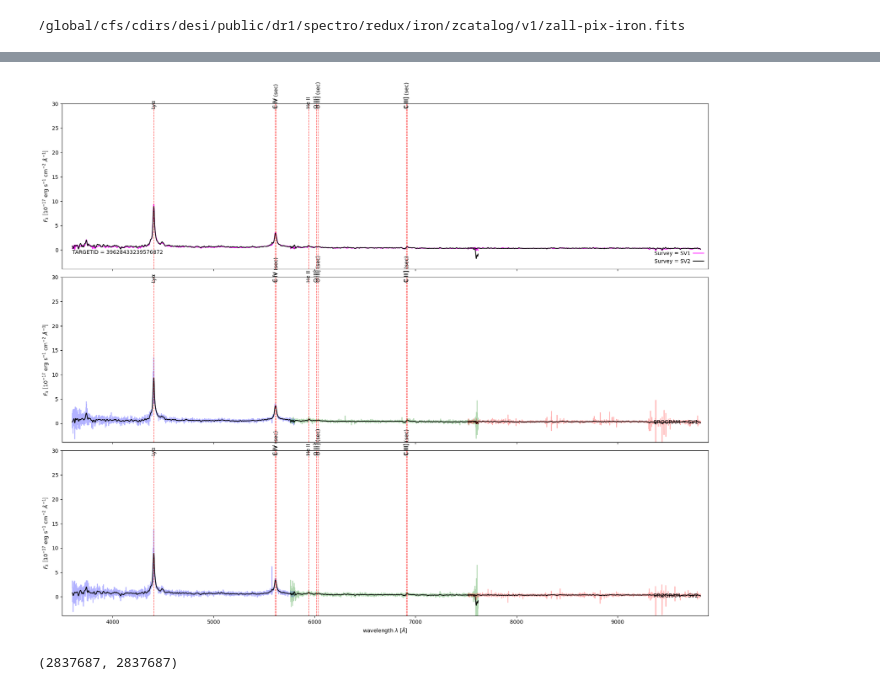
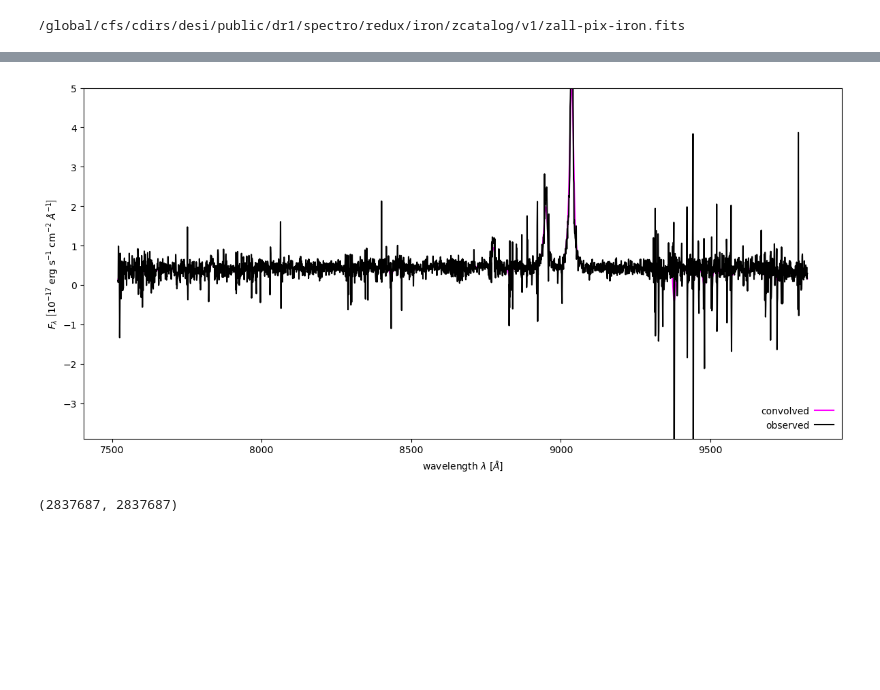
Before and after one commit to emcarthur123/QSO-Project-Kit, a Jupyter notebook: DESI_Iron_Quicklook.ipynb, the cells around one changed output, grey strips where cells are left out. Saved outputs shown, nothing was run; the diff lists cells and outputs as text; code cells hidden in the pictures; blank space fills up the shorter version.

```diff
--- a/DESI_Iron_Quicklook.ipynb
+++ b/DESI_Iron_Quicklook.ipynb
@@ -75,4 +57,3 @@ is_elg = (desi_target & elg_tgtmask != 0) | (zpix_cat["SV1_DESI_TARGET"] & elg_t
 # %%
-import numpy as np
-n_elg  = np.count_nonzero(is_elg)
-print(n_elg)
+n_qso  = np.count_nonzero(is_qso)
+#print(n_qso) #prints the number of qsos in the sample
@@ -81,2 +66,2 @@ print(n_elg)
 # %%
-selected_data = zpix_cat[is_elg & (zpix_cat['Z'] >= 2) & (zpix_cat['SPECTYPE'] == 'GALAXY')]
+selected_data = zpix_cat[n_qso & (zpix_cat['SPECTYPE'] == 'QSO')]
@@ -102,6 +70,4 @@ Row index=286649
 # %%
-import desispec.io
-
 def get_spec_data(tid, survey=None, program=None):
     #-- the index of the specific target can be uniquely determined with the combination of TARGETID, SURVEY, and PROGRAM
     idx = np.where( (selected_data["TARGETID"]==tid) & (selected_data["SURVEY"]==survey) & (selected_data["PROGRAM"]==program) )[0][0]
@@ -112,7 +78,7 @@ def get_spec_data(tid, survey=None, program=None):
     if "sv" in survey:
         specprod = "iron"
 
-    specprod_dir = f"/global/cfs/cdirs/desi/spectro/redux/{specprod}"
+    specprod_dir = f"/global/cfs/cdirs/desi/spectro/redux/iron"
     target_dir   = f"{specprod_dir}/healpix/{survey}/{program}/{hpx[idx][:-2]}/{hpx[idx]}"
     coadd_fname  = f"coadd-{survey}-{program}-{hpx[idx]}.fits"
 
@@ -126,9 +92,5 @@ def get_spec_data(tid, survey=None, program=None):
 
     return coadd_spec
 # %%
-spec_dark = get_spec_data(39628433239576872, 'sv3', 'dark')
-
-#-- get the BRIGHT TIME spectrum
-spec_bright = get_spec_data(39628433239576872, survey="sv1", program="dark")
-tid = 39628433239576872
+spec_dark = get_spec_data(selected_data["TARGETID"][10], str(selected_data["SURVEY"][10]), str(selected_data["PROGRAM"][10]))
 # %% [output]
@@ -137,67 +98,44 @@ INFO:spectra.py:391:read_spectra: iotime 0.894 sec to read coadd-sv1-dark-28151.
 # %%
+from astropy.convolution import convolve, Gaussian1DKernel
+
 # Define rest-frame wavelengths of common emission lines (in Angstroms)
 emission_lines = {
     "Lyα": 1215.67,        # Lyman-alpha
     "C IV": 1548.20,       # Carbon IV doublet (primary)
     "C IV (sec)": 1550.77, # Carbon IV doublet (secondary)
     "He II": 1640.42,      # Helium II
     "O III]": 1660.81,     # Oxygen [O III]
     "O III] (sec)": 1666.15,
     "C III]": 1906.68,     # Carbon [C III] doublet (primary)
     "C III] (sec)": 1908.73, # Carbon [C III] doublet (secondary)
 }
 
 
 # Redshift factor
-z = 2.6238780501924004
+z = selected_data["Z"][10]
 
 # Redshifted wavelengths
 redshifted_lines = {name: rest * (1 + z) for name, rest in emission_lines.items()}
 
 #-- plot the spectra
-fig, axes = plt.subplots(3, 1, figsize=(18, 15), sharex=True, sharey=True)
+fig, axes = plt.subplots(1, 1, figsize=(12, 6), sharex=True, sharey=True)
 
-for ax in axes:
-    ax.set_xlim(3500, 9900)
-    ax.set_ylim(-3.9, 30)  #-- change depending on specific spectrum
-    ax.set_ylabel(r"$F_{\lambda}\ \left[ 10^{-17}\ {\rm erg\ s}^{-1}\ {\rm cm}^{-2}\ \AA^{-1} \right]$")
+axes.set_ylim(-3.9, 5)  #-- change depending on specific spectrum
+axes.set_ylabel(r"$F_{\lambda}\ \left[ 10^{-17}\ {\rm erg\ s}^{-1}\ {\rm cm}^{-2}\ \AA^{-1} \right]$")
 
-axes[-1].set_xlabel(r"wavelength $\lambda\ \left[ \AA \right]$")
+axes.set_xlabel(r"wavelength $\lambda\ \left[ \AA \right]$")
+spec_bright = spec_dark
+#-- plot the BRIGHT TIME and DARK TIME spectra (both smoothed) on the same axis
+axes.plot(spec_bright.wave[band], convolve(spec_bright.flux[band][0], Gaussian1DKernel(5)), color="magenta", label='convolved')
+axes.plot(spec_dark.wave[band], spec_dark.flux[band][0], acolor="k", label='observed')
 
-#-- plot the BRIGHT TIME and DARK TIME spectra (both smoothed) on the same axis
-for band in ("b", "r", "z"):
-    if band == "z":
-        label_bright = "Survey = SV1"
-        label_dark = "Survey = SV2"
-    else:
-        label_bright = label_dark = ""
-    axes[0].plot(spec_bright.wave[band], convolve(spec_bright.flux[band][0], Gaussian1DKernel(5)), color="magenta", label=label_bright)
-    axes[0].plot(spec_dark.wave[band], convolve(spec_dark.flux[band][0], Gaussian1DKernel(5)), color="k", label=label_dark)
-
-axes[0].legend(markerfirst=False, loc=4, handletextpad=0.5, frameon=False)
-axes[0].text(3600, 0, f"TARGETID = {tid}", ha="left", va="top")
-
-#-- plot the BRIGHT TIME and DARK TIME spectra at full resolution on separate axes
-for ax, coadd_spec, prog in zip(axes[1:], (spec_bright, spec_dark), ("SV1", "SV2")):
-    ax.text(9800, 2, f"\nPROGRAM = {prog.upper()}", ha="right", va="top")
-    for band, color in zip(("b", "r", "z"), ("b", "g", "r")):
-        #-- plot the spectrum from each arm (B, R, Z) in blue, green, red
-        ax.plot(coadd_spec.wave[band], coadd_spec.flux[band][0], color=color, alpha=0.3)
-        #-- add smoothed spectrum in black for all the three arms
-        ax.plot(coadd_spec.wave[band], convolve(coadd_spec.flux[band][0], Gaussian1DKernel(5)), color="k")
-
-# Overlay emission lines on all axes
-for ax in axes:
-    for name, obs_wavelength in redshifted_lines.items():
-        if 3500 <= obs_wavelength <= 9900:  # Only plot lines within the wavelength range
-            ax.axvline(obs_wavelength, color="red", linestyle="--", alpha=0.7, linewidth=1)
-            ax.text(obs_wavelength, 29, name, rotation=90, verticalalignment="bottom", horizontalalignment="center", color="black")
+axes.legend(markerfirst=False, loc=4, handletextpad=0.5, frameon=False)
 
 plt.tight_layout()
 plt.subplots_adjust(hspace=0.05)
 plt.show()
 # %% [output]
-[figure, old version]
+[figure, new version]
 # %%
 Quasar_cat = zpix_cat[(zpix_cat['SPECTYPE'] == 'QSO') &
          (zpix_cat['ZWARN'] == 0 ) &
```
Also changed, not shown: parts of 17 cells of this notebook.
